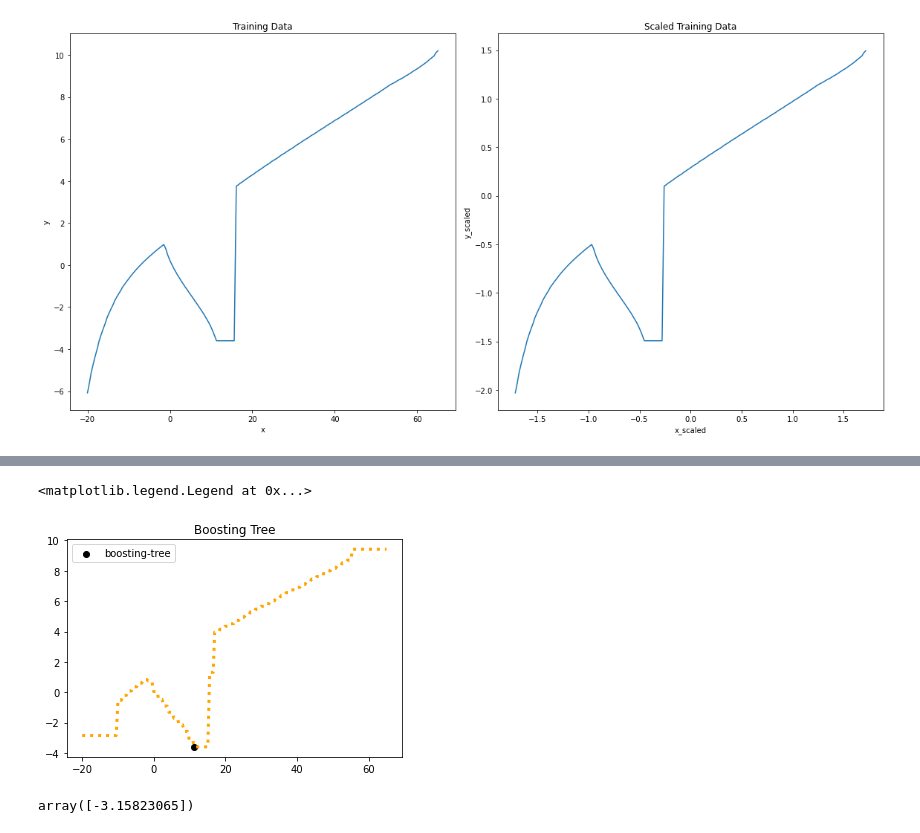
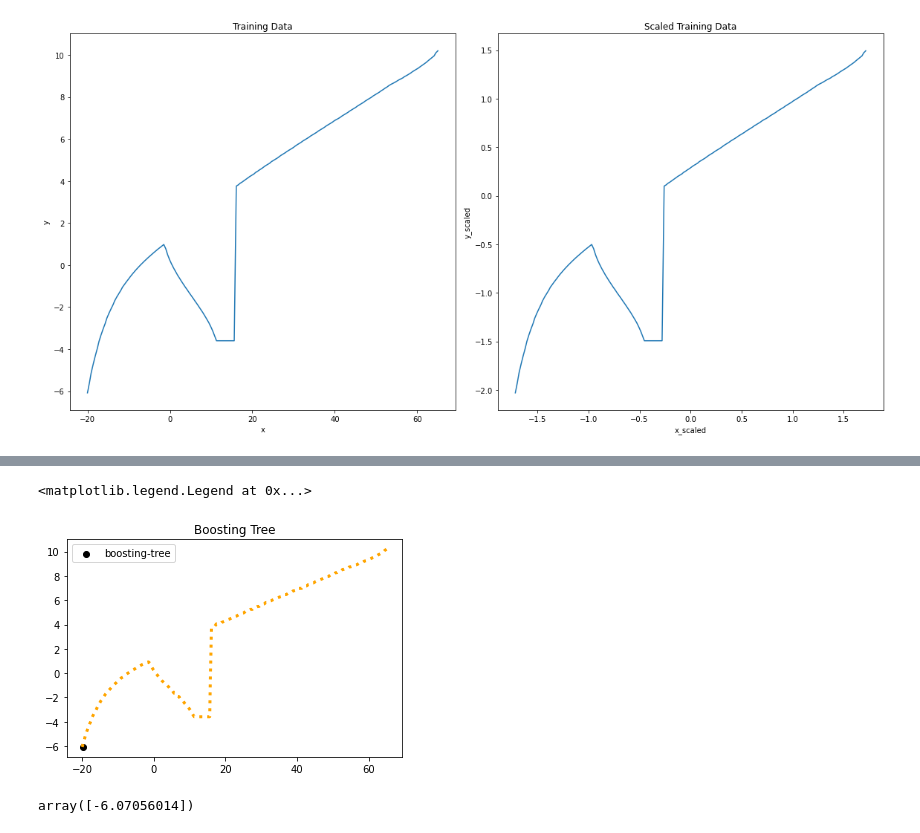
Before and after one commit to linshumeng/OMLT_ML, a Jupyter notebook: debug/Sklearn_boosting.ipynb, the cells around one changed output, grey strips where cells are left out. Cells and saved outputs as stored; diff of their text form; code cells hidden in the pictures.

```diff
--- a/lightgbm_bugtest.ipynb
+++ b/debug/Sklearn_boosting.ipynb
@@ -21,6 +92,6 @@ import onnxmltools.convert.lightgbm.convert
 # %%
 # first dataset
-df = pd.read_csv(r"./data/polynomial3.csv")
+df = pd.read_csv("../data/polynomial3.csv")
 #retrieve input 'x' and output 'y' from the dataframe
 x = df["theta"]
 y = df["z"]
@@ -58,3 +128,12 @@ plt.tight_layout()
 #Data needs to be in array and reshaped
 x_scaled = df["x_scaled"].to_numpy().reshape(-1,1)
 y_scaled = df["y_scaled"].to_numpy().reshape(-1,1)
+# %%
+#train the linear tree
+regr = GradientBoostingRegressor()
+history1 = regr.fit(x_scaled,y_scaled)
+# %%
+#note: we calculate the unscaled output for each neural network to check the predictions
+#nn1
+y_predict_scaled_lt = regr.predict(x_scaled)
+y_predict_lt = y_predict_scaled_lt * (std_data['y']) + mean_data['y']
@@ -166,15 +231,15 @@ y =  -3.6004137250453243
 # %%
-plt.plot(x, y_predict_lgb,linewidth = 3.0,linestyle="dotted",color = "orange")
+plt.plot(x, y_predict_lt,linewidth = 3.0,linestyle="dotted",color = "orange")
 plt.title("Boosting Tree")
 plt.scatter([solution_1_bt[0]],[solution_1_bt[1]],color = "black", label="boosting-tree")
 plt.legend()
 # %% [output]
 <matplotlib.legend.Legend at 0x...>
-[figure, old version]
+[figure, new version]
 # %%
 x_point = np.array((pyo.value(model1.x) -  mean_data['x']) / std_data['x'])
-y_point = model_lgb.predict(x_point.reshape(-1, 1))
+y_point = regr.predict(x_point.reshape(-1, 1))
 y_point = y_point * (std_data['y']) + mean_data['y']
 y_point
 # %% [output]
-array([-3.15823065])
+array([-6.07056014])
```
Also changed, not shown: parts of 9 cells of this notebook, 1 other file.
